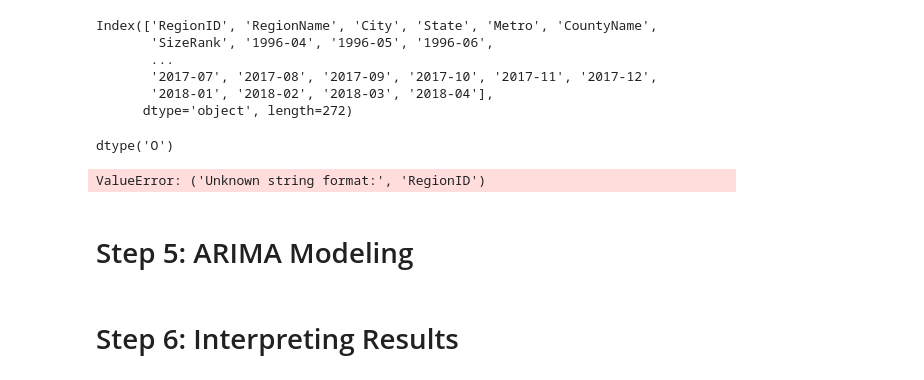
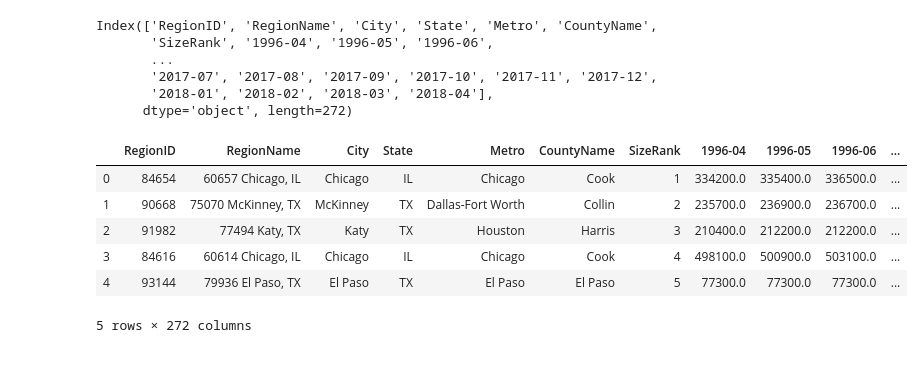
Before and after one commit to johnnyboi1016/dsc-mod-4-project-v2-1-online-ds-ft-120919, a Jupyter notebook: Cleaning.ipynb, the cells around one changed output. Drawn from its saved outputs; the diff is of its cells as text; code cells hidden in the pictures.

```diff
--- a/Cleaning.ipynb
+++ b/Cleaning.ipynb
@@ -183,13 +76,15 @@ df.RegionID = df.RegionID.astype('str')
-# %%
-df.RegionID.dtype
-# %% [output]
-dtype('O')
-# %%
-melted = melt_data(df)
-melted
-# %% [output]
-ValueError: ('Unknown string format:', 'RegionID')
-# %% [markdown]
-# Step 5: ARIMA Modeling
-# %% [markdown]
-# Step 6: Interpreting Results
+# %%
+i = 0  #counter
+for zip in df.RegionName:  #how to perform this properly using .map/apply, lambda in single line of code??
+    #df.RegionName.iloc[i] = str(str(zip) + ' ' + df.City.iloc[i] + ', ' + df.State.iloc[i])
+    df.iloc[i,1] = str(str(zip) + ' ' + df.iloc[i,2] + ', ' + df.iloc[i,3])
+    i+=1
+df.head()
+# %% [output]
+|  | RegionID | RegionName | City | State | Metro | CountyName | SizeRank | 1996-04 | 1996-05 | 1996-06 | ... |
+| 0 | 84654 | 60657 Chicago, IL | Chicago | IL | Chicago | Cook | 1 | 334200.0 | 335400.0 | 336500.0 | ... |
+| 1 | 90668 | 75070 McKinney, TX | McKinney | TX | Dallas-Fort Worth | Collin | 2 | 235700.0 | 236900.0 | 236700.0 | ... |
+| 2 | 91982 | 77494 Katy, TX | Katy | TX | Houston | Harris | 3 | 210400.0 | 212200.0 | 212200.0 | ... |
+| 3 | 84616 | 60614 Chicago, IL | Chicago | IL | Chicago | Cook | 4 | 498100.0 | 500900.0 | 503100.0 | ... |
+| 4 | 93144 | 79936 El Paso, TX | El Paso | TX | El Paso | El Paso | 5 | 77300.0 | 77300.0 | 77300.0 | ... |
+5 rows × 272 columns
```
Also changed, not shown: parts of 24 cells of this notebook, 17 other files.
